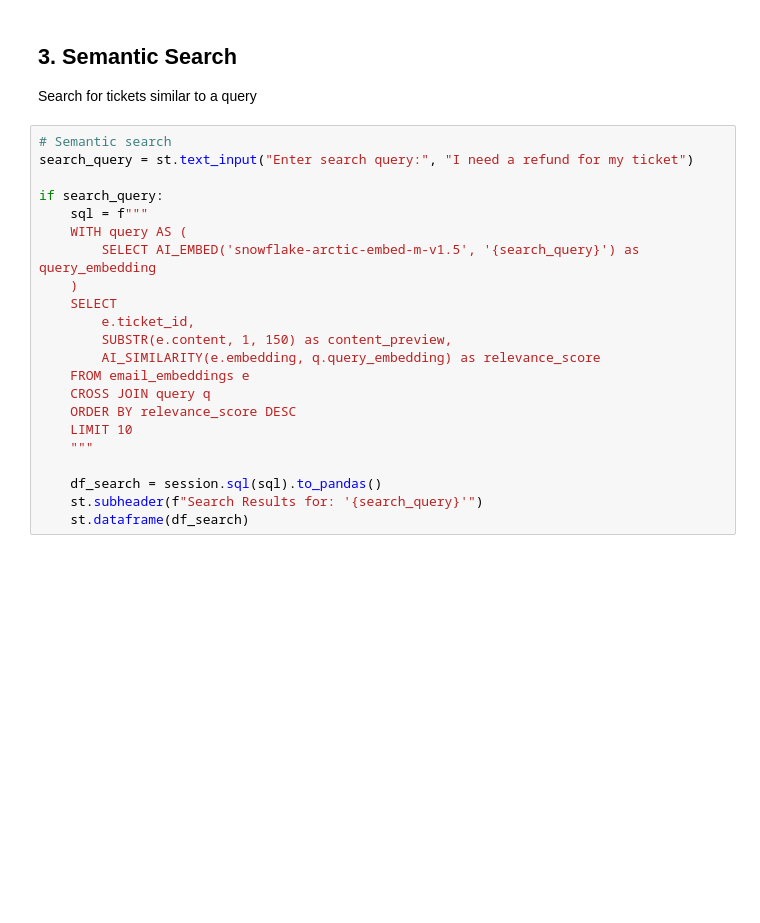
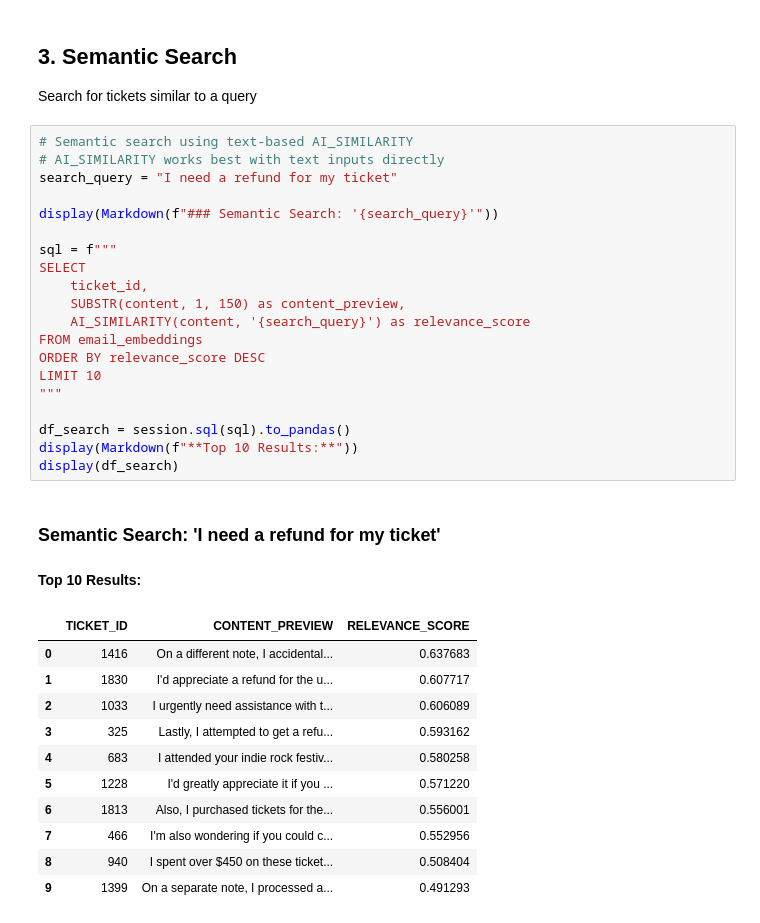
Before and after one commit to Snowflake-Labs/sfguide-getting-started-with-cortex-aisql, a Jupyter notebook: notebooks/02_embeddings_similarity.ipynb, the cells around one changed output. Cells and saved outputs as stored; diff of their text form; blank space fills up the shorter version.

```diff
--- a/notebooks/02_embeddings_similarity.ipynb
+++ b/notebooks/02_embeddings_similarity.ipynb
@@ -86,24 +151,36 @@ st.altair_chart(hist, use_container_width=True)
 
 Search for tickets similar to a query
 # %%
-# Semantic search
-search_query = st.text_input("Enter search query:", "I need a refund for my ticket")
+# Semantic search using text-based AI_SIMILARITY
+# AI_SIMILARITY works best with text inputs directly
+search_query = "I need a refund for my ticket"
 
-if search_query:
-    sql = f"""
-    WITH query AS (
-        SELECT AI_EMBED('snowflake-arctic-embed-m-v1.5', '{search_query}') as query_embedding
-    )
-    SELECT
-        e.ticket_id,
-        SUBSTR(e.content, 1, 150) as content_preview,
-        AI_SIMILARITY(e.embedding, q.query_embedding) as relevance_score
-    FROM email_embeddings e
-    CROSS JOIN query q
-    ORDER BY relevance_score DESC
-    LIMIT 10
-    """
+display(Markdown(f"### Semantic Search: '{search_query}'"))
 
-    df_search = session.sql(sql).to_pandas()
-    st.subheader(f"Search Results for: '{search_query}'")
-    st.dataframe(df_search)
+sql = f"""
+SELECT
+    ticket_id,
+    SUBSTR(content, 1, 150) as content_preview,
+    AI_SIMILARITY(content, '{search_query}') as relevance_score
+FROM email_embeddings
+ORDER BY relevance_score DESC
+LIMIT 10
+"""
+
+df_search = session.sql(sql).to_pandas()
+display(Markdown(f"**Top 10 Results:**"))
+display(df_search)
+# %% [output]
+### Semantic Search: 'I need a refund for my ticket'
+**Top 10 Results:**
+|  | TICKET_ID | CONTENT_PREVIEW | RELEVANCE_SCORE |
+| 0 | 1416 | On a different note, I accidental... | 0.637683 |
+| 1 | 1830 | I'd appreciate a refund for the u... | 0.607717 |
+| 2 | 1033 | I urgently need assistance with t... | 0.606089 |
+| 3 | 325 | Lastly, I attempted to get a refu... | 0.593162 |
+| 4 | 683 | I attended your indie rock festiv... | 0.580258 |
+| 5 | 1228 | I'd greatly appreciate it if you ... | 0.571220 |
+| 6 | 1813 | Also, I purchased tickets for the... | 0.556001 |
+| 7 | 466 | I'm also wondering if you could c... | 0.552956 |
+| 8 | 940 | I spent over $450 on these ticket... | 0.508404 |
+| 9 | 1399 | On a separate note, I processed a... | 0.491293 |
```
Also changed, not shown: parts of 4 cells of this notebook, 41 other files.
